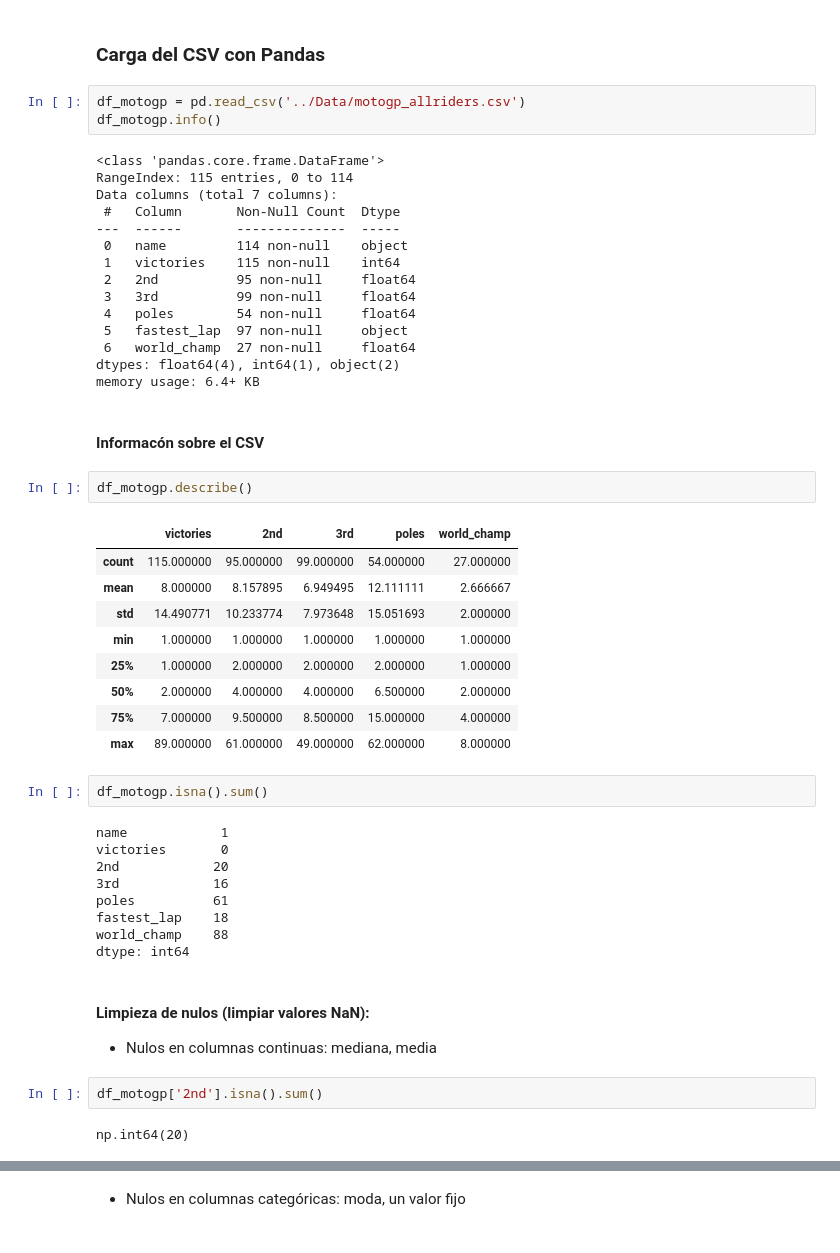
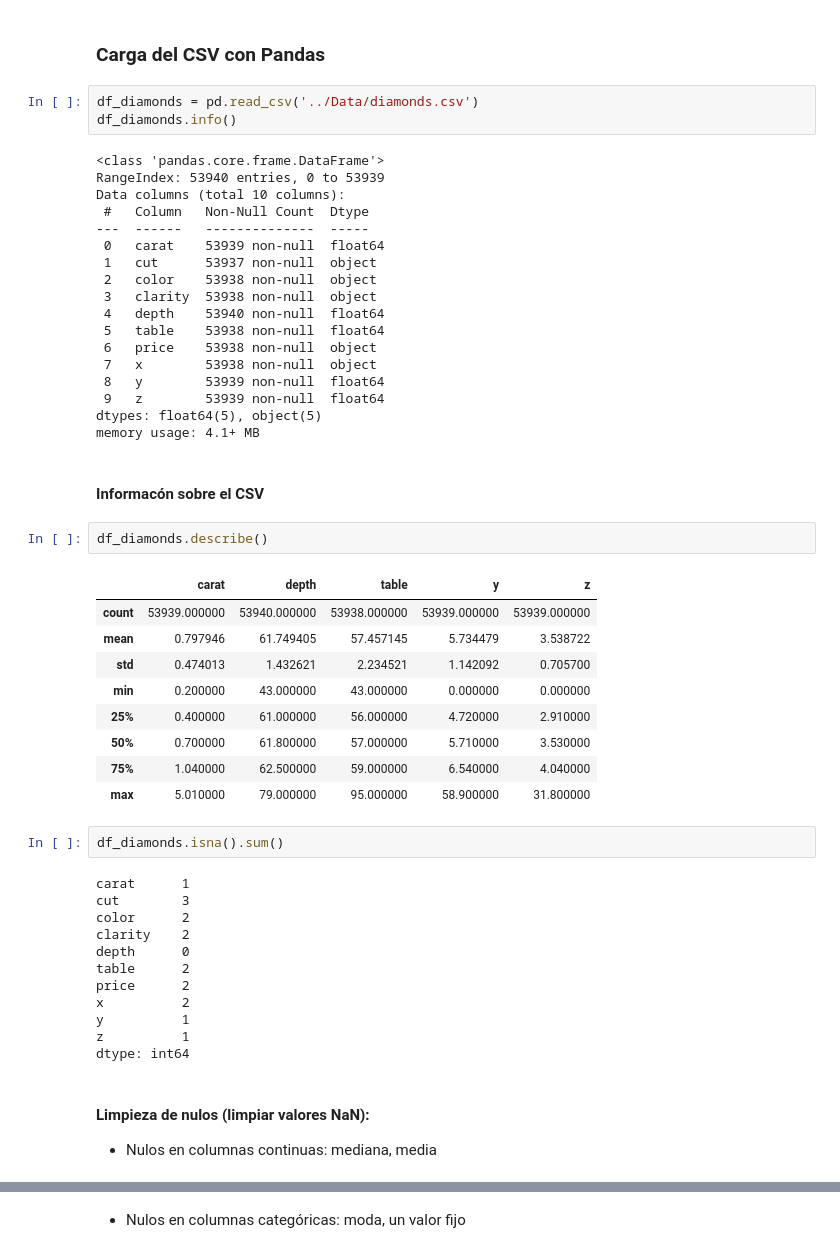
Before and after one commit to mplazap/Bootcamp_ejercicios, a Jupyter notebook: Tema 3 - Data Science/Ejercicio evaluable (19-01-2025)/M3 - Marino Plaza.ipynb, the cells around one changed output, grey strips where cells are left out. Saved outputs shown, nothing was run; the diff lists cells and outputs as text.

```diff
--- a/Tema 3 - Data Science/Ejercicio evaluable (19-01-2025)/M3 - Marino Plaza.ipynb
+++ b/Tema 3 - Data Science/Ejercicio evaluable (19-01-2025)/M3 - Marino Plaza.ipynb
@@ -30,53 +30,55 @@ import seaborn as sns
 # %% [markdown]
 ### Carga del CSV con Pandas
 # %%
-df_motogp = pd.read_csv('../Data/motogp_allriders.csv')
-df_motogp.info()
+df_diamonds = pd.read_csv('../Data/diamonds.csv')
+df_diamonds.info()
 # %% [output]
 <class 'pandas.core.frame.DataFrame'>
-RangeIndex: 115 entries, 0 to 114
-Data columns (total 7 columns):
- #   Column       Non-Null Count  Dtype
----  ------       --------------  -----
- 0   name         114 non-null    object
- 1   victories    115 non-null    int64
- 2   2nd          95 non-null     float64
- 3   3rd          99 non-null     float64
- 4   poles        54 non-null     float64
- 5   fastest_lap  97 non-null     object
- 6   world_champ  27 non-null     float64
-dtypes: float64(4), int64(1), object(2)
-memory usage: 6.4+ KB
+RangeIndex: 53940 entries, 0 to 53939
+Data columns (total 10 columns):
+ #   Column   Non-Null Count  Dtype
+---  ------   --------------  -----
+ 0   carat    53939 non-null  float64
+ 1   cut      53937 non-null  object
+ 2   color    53938 non-null  object
+ 3   clarity  53938 non-null  object
+ 4   depth    53940 non-null  float64
+ 5   table    53938 non-null  float64
+ 6   price    53938 non-null  object
+ 7   x        53938 non-null  object
+ 8   y        53939 non-null  float64
+ 9   z        53939 non-null  float64
+dtypes: float64(5), object(5)
+memory usage: 4.1+ MB
 # %% [markdown]
 #### Informacón sobre el CSV
 # %%
-df_motogp.describe()
+df_diamonds.describe()
 # %% [output]
-|  | victories | 2nd | 3rd | poles | world_champ |
-| count | 115.000000 | 95.000000 | 99.000000 | 54.000000 | 27.000000 |
-| mean | 8.000000 | 8.157895 | 6.949495 | 12.111111 | 2.666667 |
-| std | 14.490771 | 10.233774 | 7.973648 | 15.051693 | 2.000000 |
-| min | 1.000000 | 1.000000 | 1.000000 | 1.000000 | 1.000000 |
-| 25% | 1.000000 | 2.000000 | 2.000000 | 2.000000 | 1.000000 |
-| 50% | 2.000000 | 4.000000 | 4.000000 | 6.500000 | 2.000000 |
-| 75% | 7.000000 | 9.500000 | 8.500000 | 15.000000 | 4.000000 |
-| max | 89.000000 | 61.000000 | 49.000000 | 62.000000 | 8.000000 |
+|  | carat | depth | table | y | z |
+| count | 53939.000000 | 53940.000000 | 53938.000000 | 53939.000000 | 53939.000000 |
+| mean | 0.797946 | 61.749405 | 57.457145 | 5.734479 | 3.538722 |
+| std | 0.474013 | 1.432621 | 2.234521 | 1.142092 | 0.705700 |
+| min | 0.200000 | 43.000000 | 43.000000 | 0.000000 | 0.000000 |
+| 25% | 0.400000 | 61.000000 | 56.000000 | 4.720000 | 2.910000 |
+| 50% | 0.700000 | 61.800000 | 57.000000 | 5.710000 | 3.530000 |
+| 75% | 1.040000 | 62.500000 | 59.000000 | 6.540000 | 4.040000 |
+| max | 5.010000 | 79.000000 | 95.000000 | 58.900000 | 31.800000 |
 # %%
-df_motogp.isna().sum()
+df_diamonds.isna().sum()
 # %% [output]
-name            1
-victories       0
-2nd            20
-3rd            16
-poles          61
-fastest_lap    18
-world_champ    88
+carat      1
+cut        3
+color      2
+clarity    2
+depth      0
+table      2
+price      2
+x          2
+y          1
+z          1
 dtype: int64
 # %% [markdown]
 #### Limpieza de nulos (limpiar valores NaN):
 - Nulos en columnas continuas: mediana, media
-# %%
-df_motogp['2nd'].isna().sum()
-# %% [output]
-np.int64(20)
 # %%
```
Also changed, not shown: parts of 37 cells of this notebook, 2 other files.
